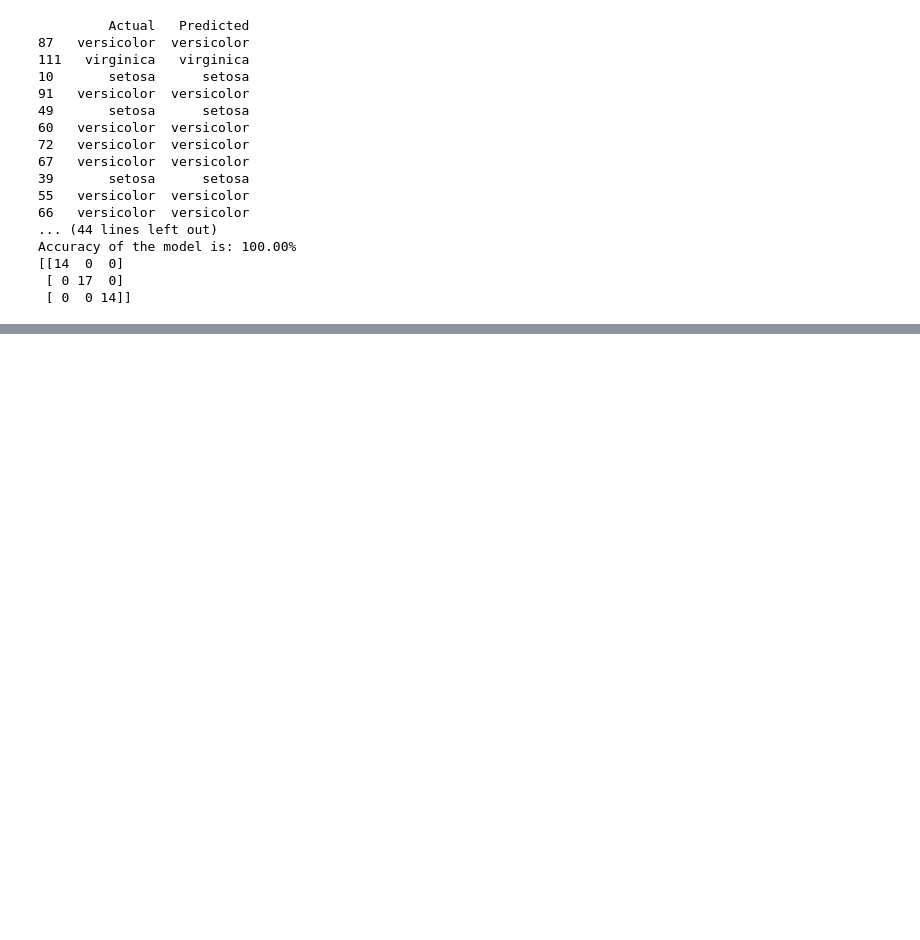
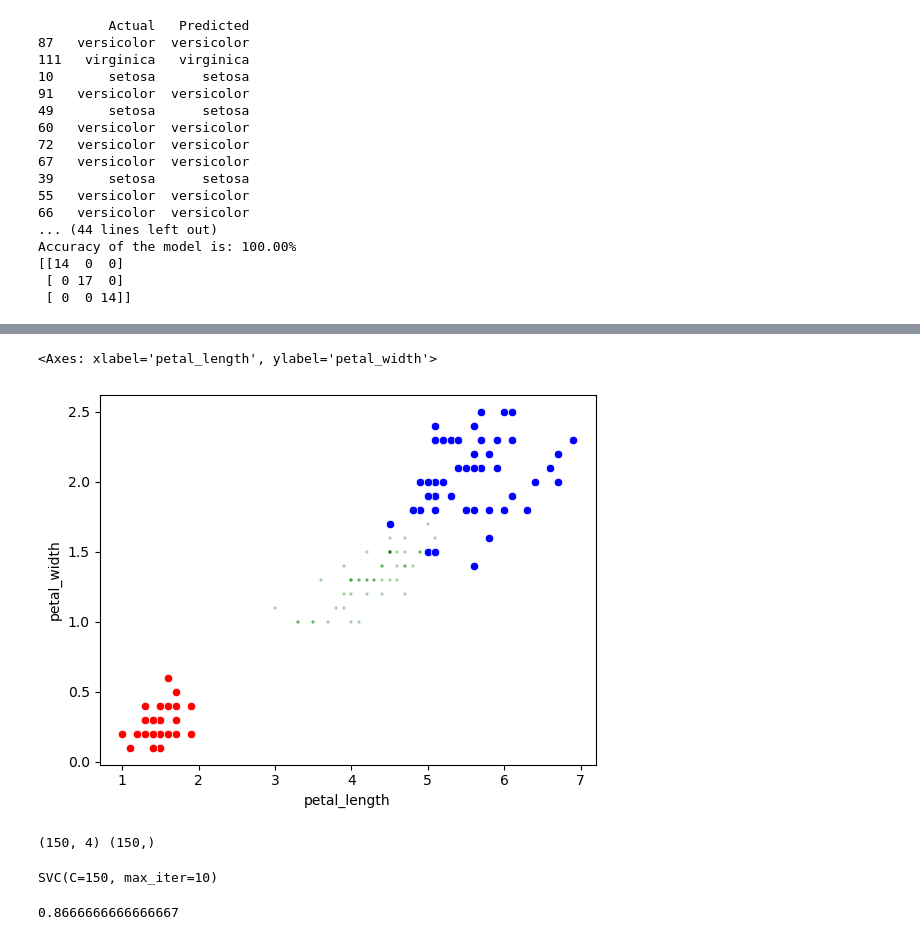
Before and after one commit to vkvinodhkumar/ML-Notes, a Jupyter notebook: PGA43_ML/Simple-Multiple-Regression-in-Python/iris_descison_or_Random.ipynb, the cells around one changed output, grey strips where cells are left out. Cells and saved outputs as stored; diff of their text form; code cells hidden in the pictures; blank space fills up the shorter version.

```diff
--- a/PGA43_ML/Simple-Multiple-Regression-in-Python/iris_descison_or_Random.ipynb
+++ b/PGA43_ML/Simple-Multiple-Regression-in-Python/iris_descison_or_Random.ipynb
@@ -38,3 +40,8 @@ Accuracy of the model is: 100.00%
 [[14  0  0]
  [ 0 17  0]
  [ 0  0 14]]
+# %%
+df
+le=LabelEncoder()
+df['species_n']=le.fit_transform(df['species'])
+print(df)
@@ -40,0 +66,7 @@ Accuracy of the model is: 100.00%
+# %%
+df0=df[df.species=='setosa']
+df0
+df1=df[df.species=='virginica']
+df1
+df2=df[df.species=='versicolor']
+df2
@@ -40,0 +91,29 @@ Accuracy of the model is: 100.00%
+# %%
+
+
+
+sns.scatterplot(x='petal_length', y='petal_width', data=df0,color='red')
+sns.scatterplot(x='petal_length', y='petal_width', data=df1,color='blue')
+sns.scatterplot(x='petal_length', y='petal_width', data=df2,color='green',marker='+',s=10)
+# %% [output]
+<Axes: xlabel='petal_length', ylabel='petal_width'>
+[figure, added]
+# %%
+X=df.drop(['species','species_n'],axis=1)
+y=df['species_n']
+print(X.shape,y.shape)
+X_train,X_test,Y_train,Y_test=train_test_split(X,y,test_size=0.3,random_state=42)
+model=SVC(C=150,kernel='rbf',max_iter= 10)
+model.fit(X_train,Y_train)
+# %% [output]
+(150, 4) (150,)
+SVC(C=150, max_iter=10)
+# %%
+
+y_pred=model.predict(X_test)
+y_pred
+
+
+print(model.score(X_test,Y_test))
+# %% [output]
+0.8666666666666667
```
Also changed, not shown: parts of 3 cells of this notebook, 13 other files.
